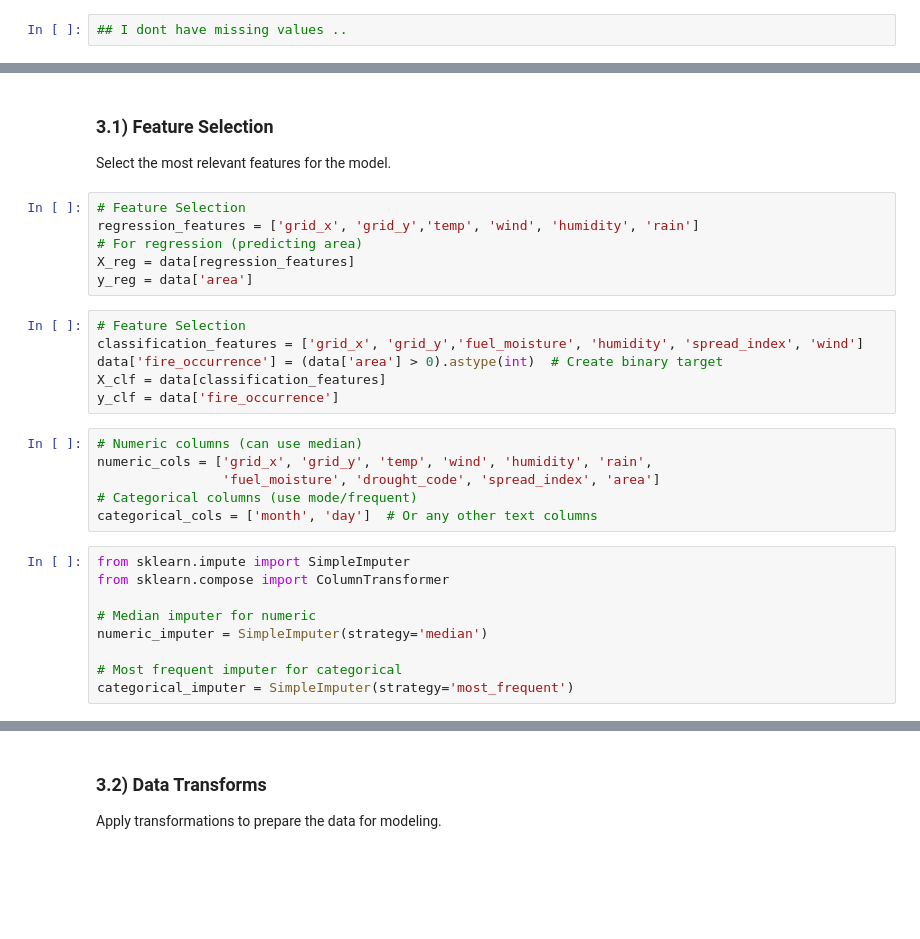
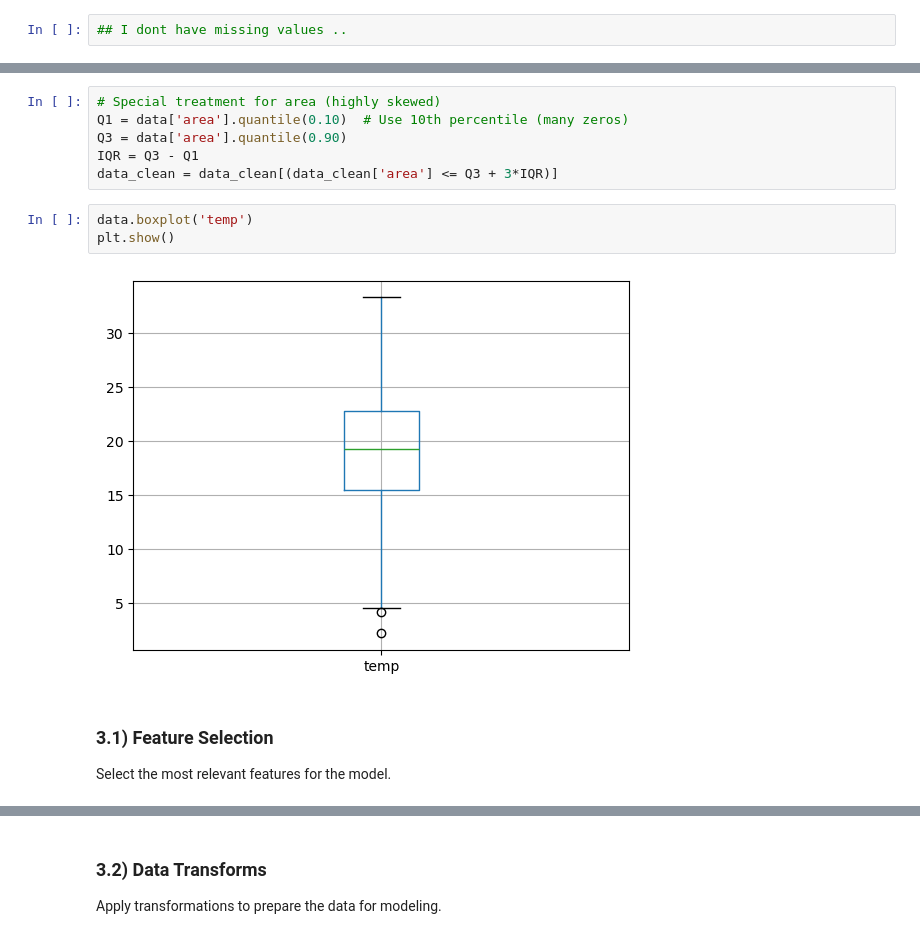
Before and after one commit to Avx11/ML_Project, a Jupyter notebook: ML_Project_Template.ipynb, the cells around one changed output, grey strips where cells are left out. Drawn from its saved outputs; the diff is of its cells as text; blank space fills up the shorter version.

```diff
--- a/ML_Project_Template.ipynb
+++ b/ML_Project_Template.ipynb
@@ -307,30 +392,14 @@ Handle missing values and outliers.
+# %%
+# Special treatment for area (highly skewed)
+Q1 = data['area'].quantile(0.10)  # Use 10th percentile (many zeros)
+Q3 = data['area'].quantile(0.90)
+IQR = Q3 - Q1
+data_clean = data_clean[(data_clean['area'] <= Q3 + 3*IQR)]
+# %%
+data.boxplot('temp')
+plt.show()
+# %% [output]
+[figure, added]
 # %% [markdown]
 ### 3.1) Feature Selection
 Select the most relevant features for the model.
-# %%
-# Feature Selection
-regression_features = ['grid_x', 'grid_y','temp', 'wind', 'humidity', 'rain']
-# For regression (predicting area)
-X_reg = data[regression_features]
-y_reg = data['area']
-# %%
-# Feature Selection
-classification_features = ['grid_x', 'grid_y','fuel_moisture', 'humidity', 'spread_index', 'wind']
-data['fire_occurrence'] = (data['area'] > 0).astype(int)  # Create binary target
-X_clf = data[classification_features]
-y_clf = data['fire_occurrence']
-# %%
-# Numeric columns (can use median)
-numeric_cols = ['grid_x', 'grid_y', 'temp', 'wind', 'humidity', 'rain',
-                'fuel_moisture', 'drought_code', 'spread_index', 'area']
-# Categorical columns (use mode/frequent)
-categorical_cols = ['month', 'day']  # Or any other text columns
-# %%
-from sklearn.impute import SimpleImputer
-from sklearn.compose import ColumnTransformer
-
-# Median imputer for numeric
-numeric_imputer = SimpleImputer(strategy='median')
-
-# Most frequent imputer for categorical
-categorical_imputer = SimpleImputer(strategy='most_frequent')
```
Also changed, not shown: parts of 54 cells of this notebook.
